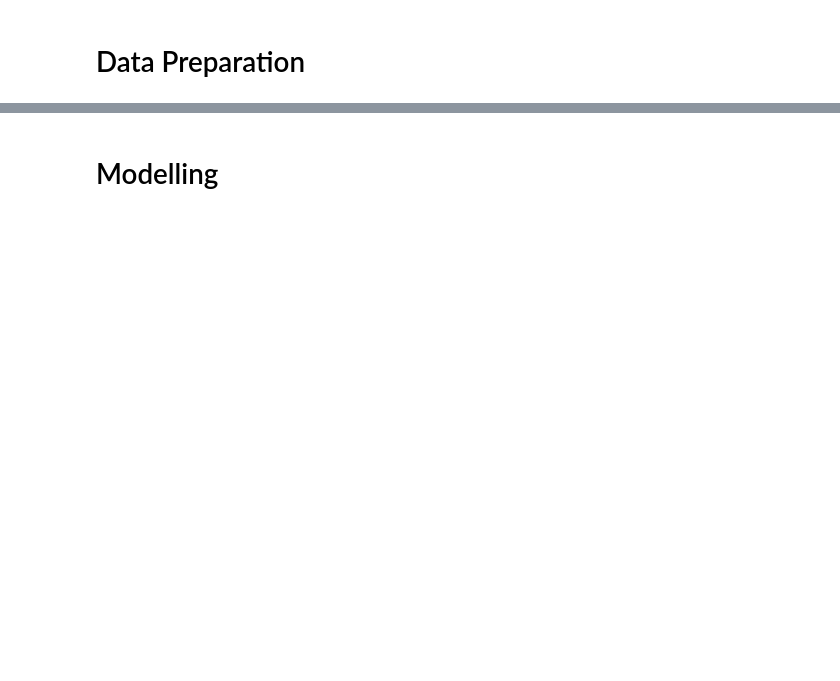
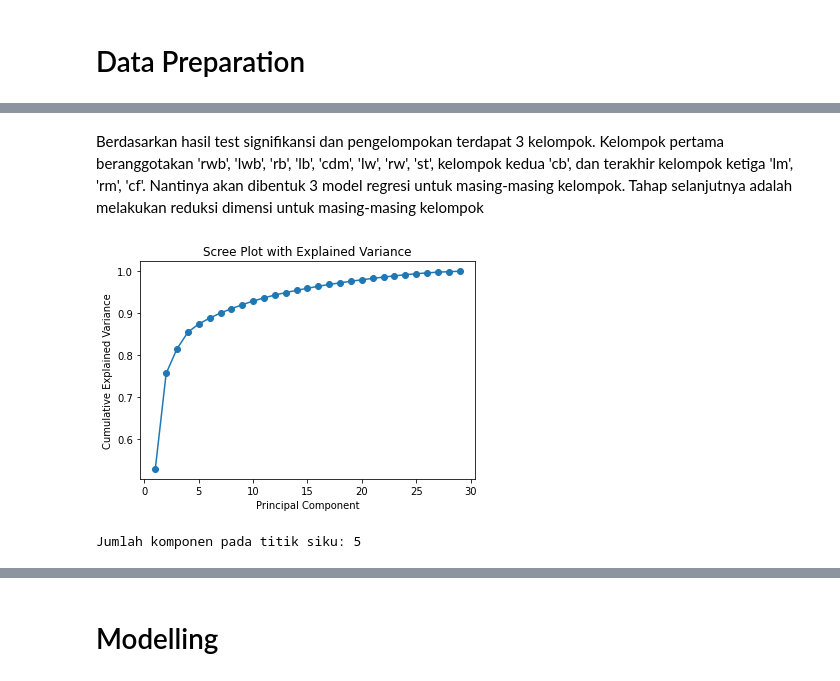
Before and after one commit to Airwangga-Sport-Science/AI-Model, a Jupyter notebook: Modelling/Airwangga Sport Science Fifa 2023.ipynb, the cells around one changed output, grey strips where cells are left out. Cells and saved outputs as stored; diff of their text form; code cells hidden in the pictures; blank space fills up the shorter version.

Commit message:
pembaruan dokumentasi notebook pembuatan model

```diff
--- a/Modelling/Airwangga Sport Science Fifa 2023.ipynb
+++ b/Modelling/Airwangga Sport Science Fifa 2023.ipynb
@@ -492,0 +595,5 @@ X_test_rest = pca_rest.transform(X_test_rest)
+# %%
+#Pengubahan Variabel Composure dalam bentuk integer
+player_attributes['mentality_composure'] = player_attributes['mentality_composure'].astype(int)
+
+player_attributes.info()
@@ -492,0 +752,2 @@ X_test_rest = pca_rest.transform(X_test_rest)
+# %% [markdown]
+Berdasarkan hasil test signifikansi dan pengelompokan terdapat 3 kelompok. Kelompok pertama beranggotakan 'rwb', 'lwb', 'rb', 'lb', 'cdm', 'lw', 'rw', 'st', kelompok kedua 'cb', dan terakhir kelompok ketiga 'lm', 'rm', 'cf'. Nantinya akan dibentuk 3 model regresi untuk masing-masing kelompok. Tahap selanjutnya adalah melakukan reduksi dimensi untuk masing-masing kelompok
@@ -492,0 +788,34 @@ X_test_rest = pca_rest.transform(X_test_rest)
+# %%
+#Reduksi dimensi dengan PCA untuk penanganan asumsi multikolinearitas
+import numpy as np
+import matplotlib.pyplot as plt
+from sklearn.decomposition import PCA
+from kneed import KneeLocator
+
+def pca_scree_plot(dataframe):
+
+    pca = PCA()
+    pca.fit(dataframe)
+
+    # Scree plot with explained variance
+    explained_variance_ratio = pca.explained_variance_ratio_
+    cumulative_explained_variance = explained_variance_ratio.cumsum()
+
+    plt.plot(range(1, len(cumulative_explained_variance) + 1), cumulative_explained_variance, marker='o')
+    plt.title('Scree Plot with Explained Variance')
+    plt.xlabel('Principal Component')
+    plt.ylabel('Cumulative Explained Variance')
+    plt.show()
+
+    # Use the kneed library to find the elbow point
+    kneedle = KneeLocator(range(1, len(cumulative_explained_variance) + 1), cumulative_explained_variance,
+                          curve='concave', direction='increasing')
+    elbow_point = kneedle.elbow
+
+    print(f"\nJumlah komponen pada titik siku: {elbow_point}")
+# %%
+#Penentuan jumlah reduksi komponen pada kelompok pertama
+pca_scree_plot(player_attributes[first_group])
+# %% [output]
+[figure, added]
+Jumlah komponen pada titik siku: 5
```
Also changed, not shown: parts of 201 cells of this notebook.
